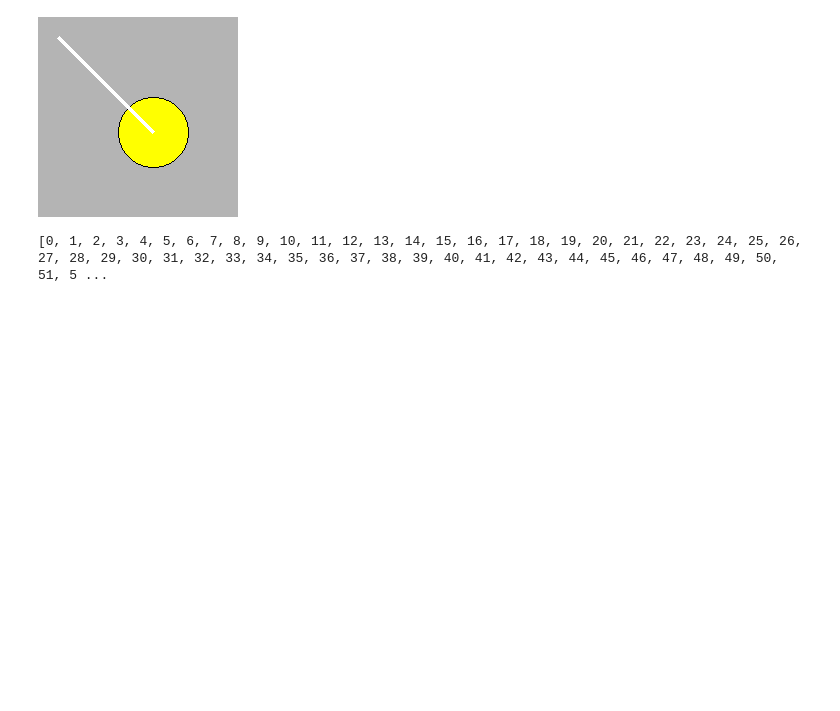
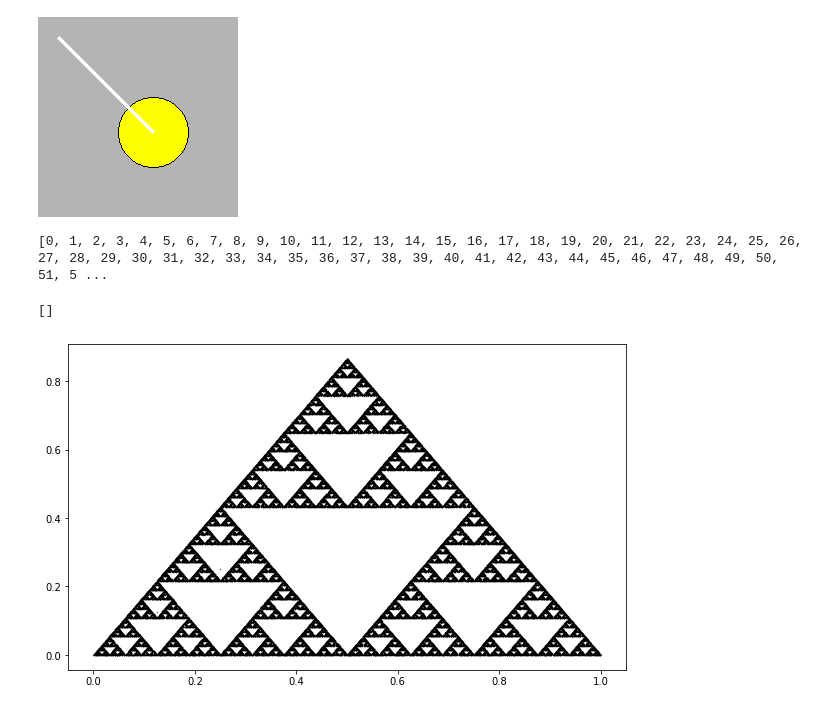
Before and after one commit to Redhatt/preparation, a Jupyter notebook: jupyter/PILVisuals.ipynb, the cells around one changed output. Drawn from its saved outputs; the diff is of its cells as text; code cells hidden in the pictures; blank space fills up the shorter version.

```diff
--- a/jupyter/PILVisuals.ipynb
+++ b/jupyter/PILVisuals.ipynb
@@ -189,3 +189,23 @@ image
 print(list(range(127)))
 # %% [output]
 [0, 1, 2, 3, 4, 5, 6, 7, 8, 9, 10, 11, 12, 13, 14, 15, 16, 17, 18, 19, 20, 21, 22, 23, 24, 25, 26, 27, 28, 29, 30, 31, 32, 33, 34, 35, 36, 37, 38, 39, 40, 41, 42, 43, 44, 45, 46, 47, 48, 49, 50, 51, 5 ...
+# %%
+import matplotlib.pyplot as plt
+import random
+
+fig = plt.figure(figsize=(10, 6))
+def getmid(a, b):
+    return ((a[0]+b[0])/2, (a[1]+b[1])/2)
+
+base = [(0, 0), (1, 0), (0.5, 0.5*(3**0.5))]
+start = (0.5, 0.5)
+for i in range(100000):
+    a = random.randint(0, 2)
+    start = getmid(start, base[a])
+    base.append(start)
+x, y = list(zip(*base))
+plt.scatter(x, y, color='black', s=0.1)
+plt.plot()
+# %% [output]
+[]
+[figure, added]
```
Also changed, not shown: 10 other files.
